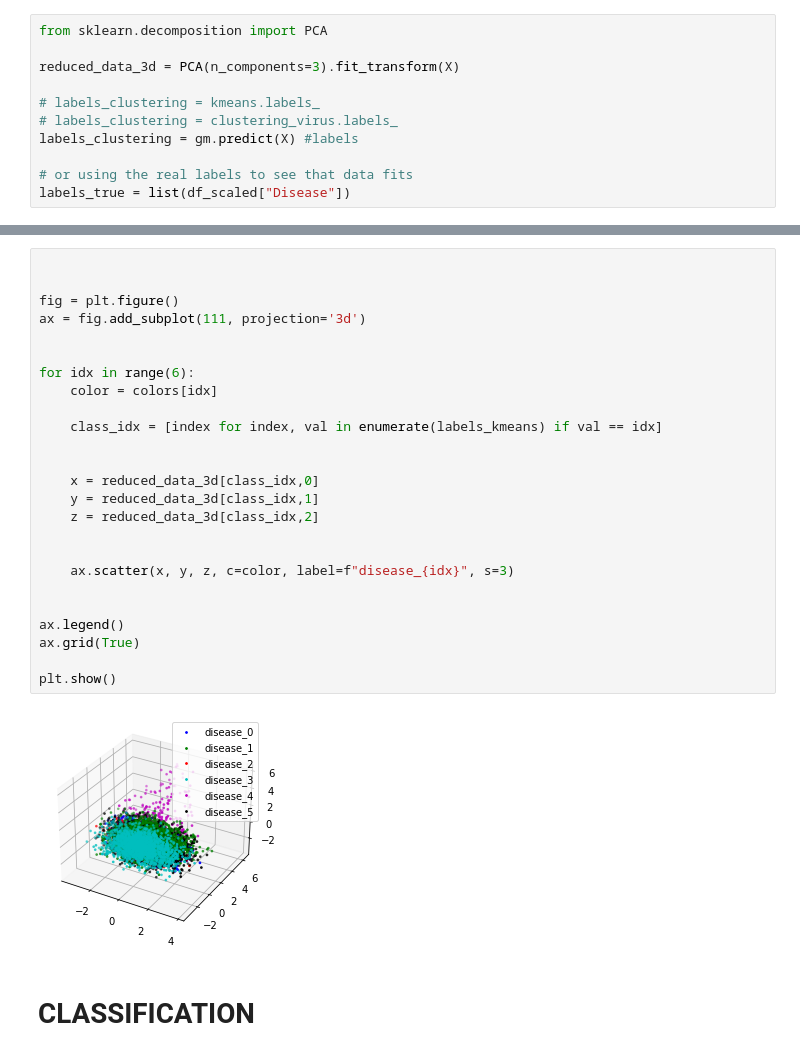
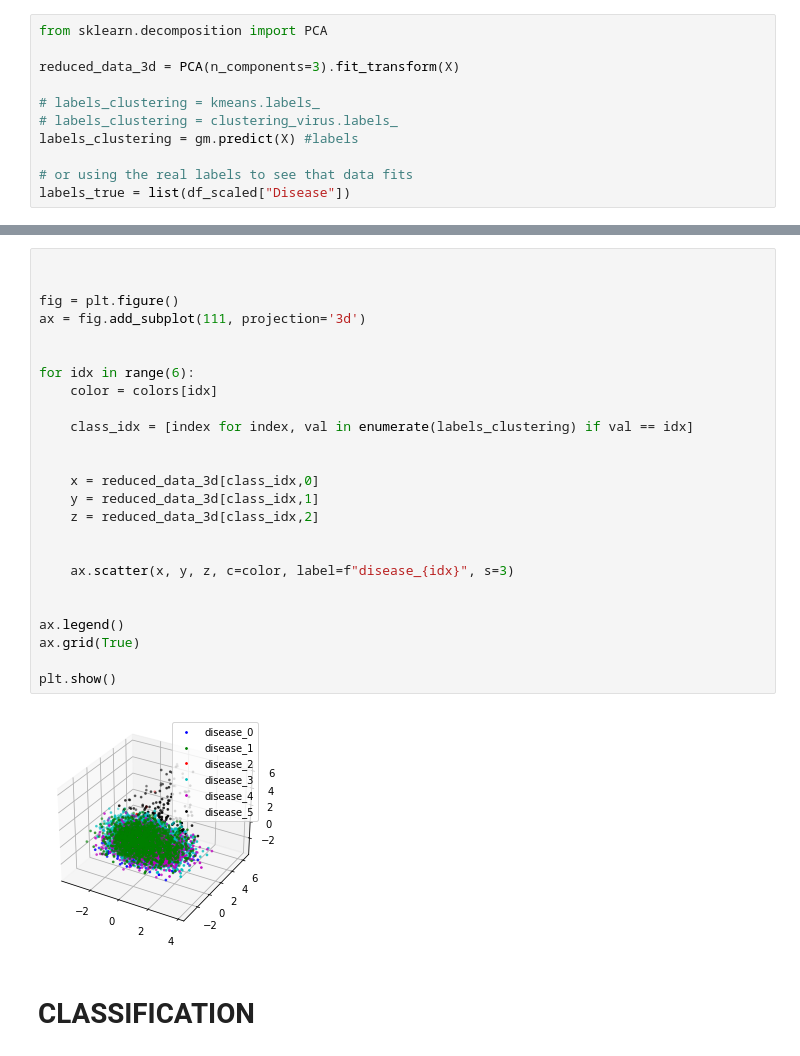
Before and after one commit to aka-sova/236756_Introduction_to_ML, a Jupyter notebook: hw5/wet_alex/clusters_analysis.ipynb, the cells around one changed output, grey strips where cells are left out. Saved outputs shown, nothing was run; the diff lists cells and outputs as text.

```diff
--- a/hw5/wet_alex/clusters_analysis.ipynb
+++ b/hw5/wet_alex/clusters_analysis.ipynb
@@ -389,30 +401,30 @@ plt.show()
 # %%
 
 
 fig = plt.figure()
 ax = fig.add_subplot(111, projection='3d')
 
 
 for idx in range(6):
     color = colors[idx]
 
-    class_idx = [index for index, val in enumerate(labels_kmeans) if val == idx]
+    class_idx = [index for index, val in enumerate(labels_clustering) if val == idx]
 
 
     x = reduced_data_3d[class_idx,0]
     y = reduced_data_3d[class_idx,1]
     z = reduced_data_3d[class_idx,2]
 
 
     ax.scatter(x, y, z, c=color, label=f"disease_{idx}", s=3)
 
 
 ax.legend()
 ax.grid(True)
 
 plt.show()
 # %% [output]
-[figure, old version]
+[figure, new version]
 # %% [markdown]
 # CLASSIFICATION
 # %%
```
Also changed, not shown: parts of 35 cells of this notebook, 6 other files.
